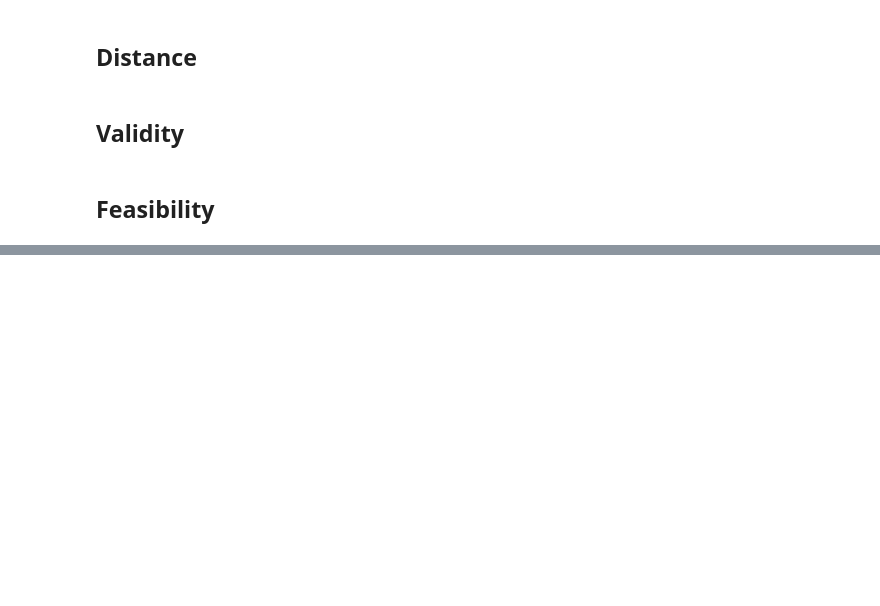
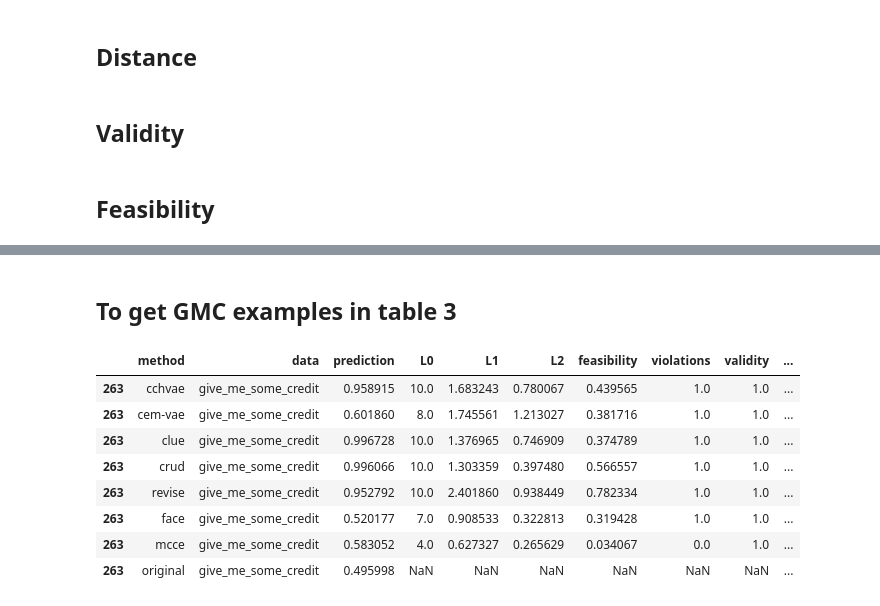
Before and after one commit to NorskRegnesentral/mccepy, a Jupyter notebook: generate_carla_results_with_new_carla.ipynb, the cells around one changed output, grey strips where cells are left out. Cells and saved outputs as stored; diff of their text form; code cells hidden in the pictures; blank space fills up the shorter version.

```diff
--- a/generate_carla_results_with_new_carla.ipynb
+++ b/generate_carla_results_with_new_carla.ipynb
@@ -429,0 +317,6 @@ final_results[['method', 'L0', 'L1', 'L2',  'feasibility', 'violations', 'validi
+# %%
+pd.set_option('display.max_columns', None)
+
+temp = final_results[['L0', 'L1', 'L2',  'feasibility', 'violations', 'validity', 'prediction']]#.groupby(['method']).mean()
+cfs.dropna(inplace=True)
+temp = pd.concat([temp, dataset.inverse_transform(cfs)], axis=1)
@@ -429,0 +503,15 @@ final_results[['method', 'L0', 'L1', 'L2',  'feasibility', 'violations', 'validi
+# %% [markdown]
+## To get GMC examples in table 3
+# %%
+temp = pd.read_csv("Final_results/give_me_some_credit_results_mcce_and_carla_K_10000_n_100.csv", index_col=0)
+temp.loc[263]
+# %% [output]
+|  | method | data | prediction | L0 | L1 | L2 | feasibility | violations | validity | ... |
+| 263 | cchvae | give_me_some_credit | 0.958915 | 10.0 | 1.683243 | 0.780067 | 0.439565 | 1.0 | 1.0 | ... |
+| 263 | cem-vae | give_me_some_credit | 0.601860 | 8.0 | 1.745561 | 1.213027 | 0.381716 | 1.0 | 1.0 | ... |
+| 263 | clue | give_me_some_credit | 0.996728 | 10.0 | 1.376965 | 0.746909 | 0.374789 | 1.0 | 1.0 | ... |
+| 263 | crud | give_me_some_credit | 0.996066 | 10.0 | 1.303359 | 0.397480 | 0.566557 | 1.0 | 1.0 | ... |
+| 263 | revise | give_me_some_credit | 0.952792 | 10.0 | 2.401860 | 0.938449 | 0.782334 | 1.0 | 1.0 | ... |
+| 263 | face | give_me_some_credit | 0.520177 | 7.0 | 0.908533 | 0.322813 | 0.319428 | 1.0 | 1.0 | ... |
+| 263 | mcce | give_me_some_credit | 0.583052 | 4.0 | 0.627327 | 0.265629 | 0.034067 | 0.0 | 1.0 | ... |
+| 263 | original | give_me_some_credit | 0.495998 | NaN | NaN | NaN | NaN | NaN | NaN | ... |
```
Also changed, not shown: parts of 38 cells of this notebook, 10 other files.
